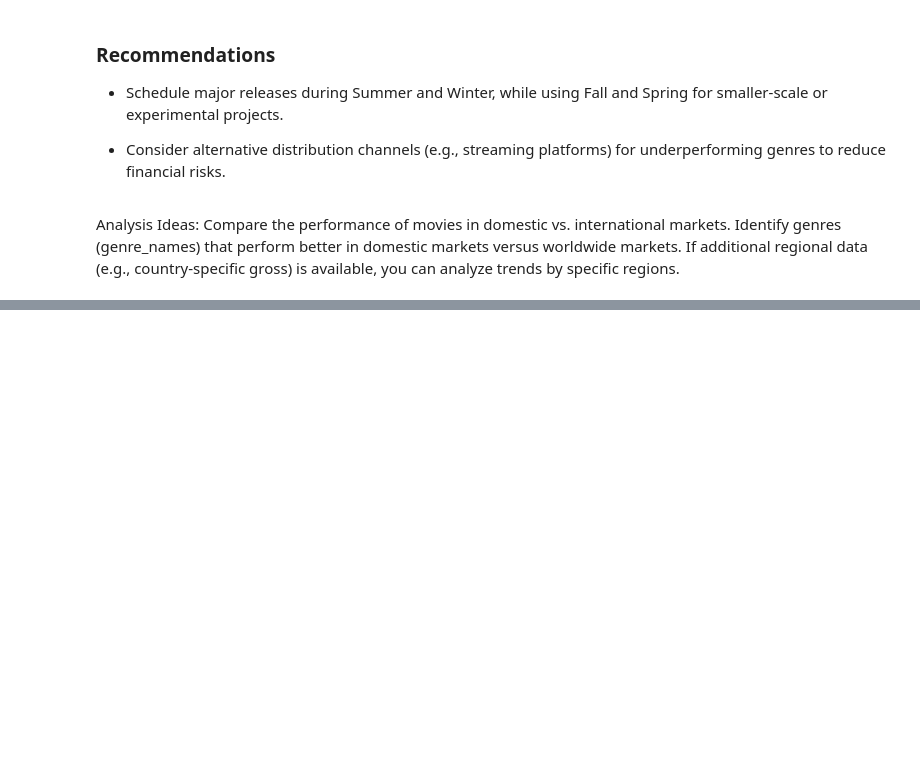
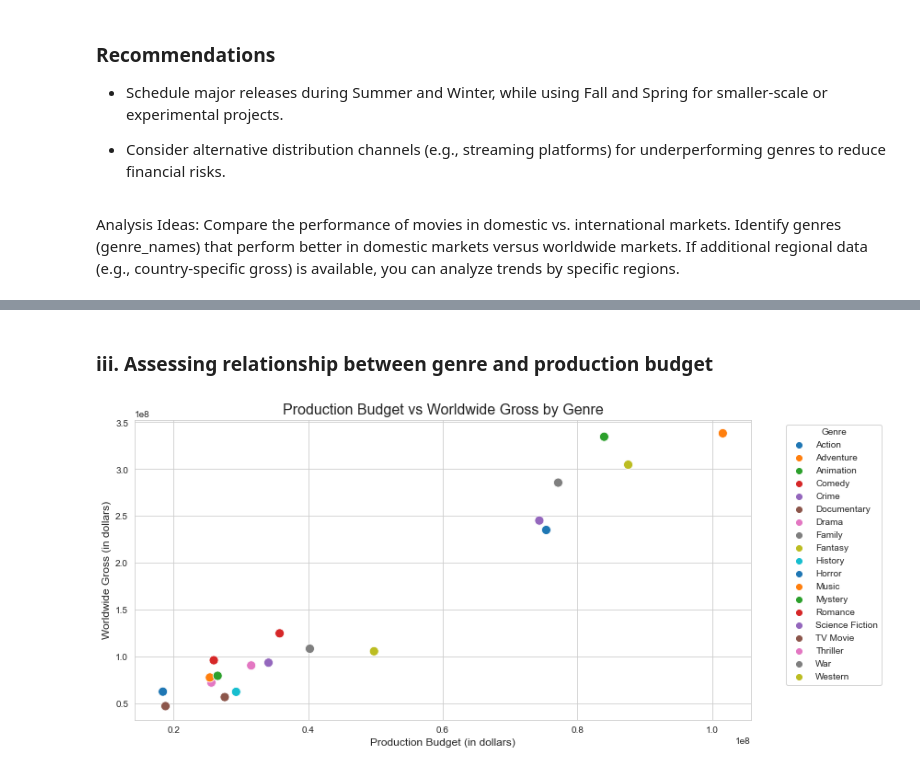
Before and after one commit to billysambasi/Group7_Phase_2_Project, a Jupyter notebook: student-bs.ipynb, the cells around one changed output, grey strips where cells are left out. Cells and saved outputs as stored; diff of their text form; code cells hidden in the pictures; blank space fills up the shorter version.

```diff
--- a/student-bs.ipynb
+++ b/student-bs.ipynb
@@ -595,0 +693,16 @@ print(regional_trends)
+# %% [markdown]
+### iii. Assessing relationship between genre and production budget
+# %%
+# Group by genre and calculate average production budget and worldwide gross
+budget_vs_revenue = selected_merged_movies_info.explode('genre_names').groupby('genre_names')[['production_budget', 'worldwide_gross']].mean().reset_index()
+
+# Plot production budget vs worldwide gross by genre
+plt.figure(figsize=(12, 6))
+sns.scatterplot(x='production_budget', y='worldwide_gross', hue='genre_names', data=budget_vs_revenue, palette='tab10', s=100)
+plt.title('Production Budget vs Worldwide Gross by Genre', fontsize=16)
+plt.ylabel('Worldwide Gross (in dollars)', fontsize=12)
+plt.xlabel('Production Budget (in dollars)', fontsize=12)
+plt.legend(title='Genre', bbox_to_anchor=(1.05, 1), loc='upper left')
+plt.show()
+# %% [output]
+[figure, added]
```
Also changed, not shown: parts of 41 cells of this notebook, 6 other files.
